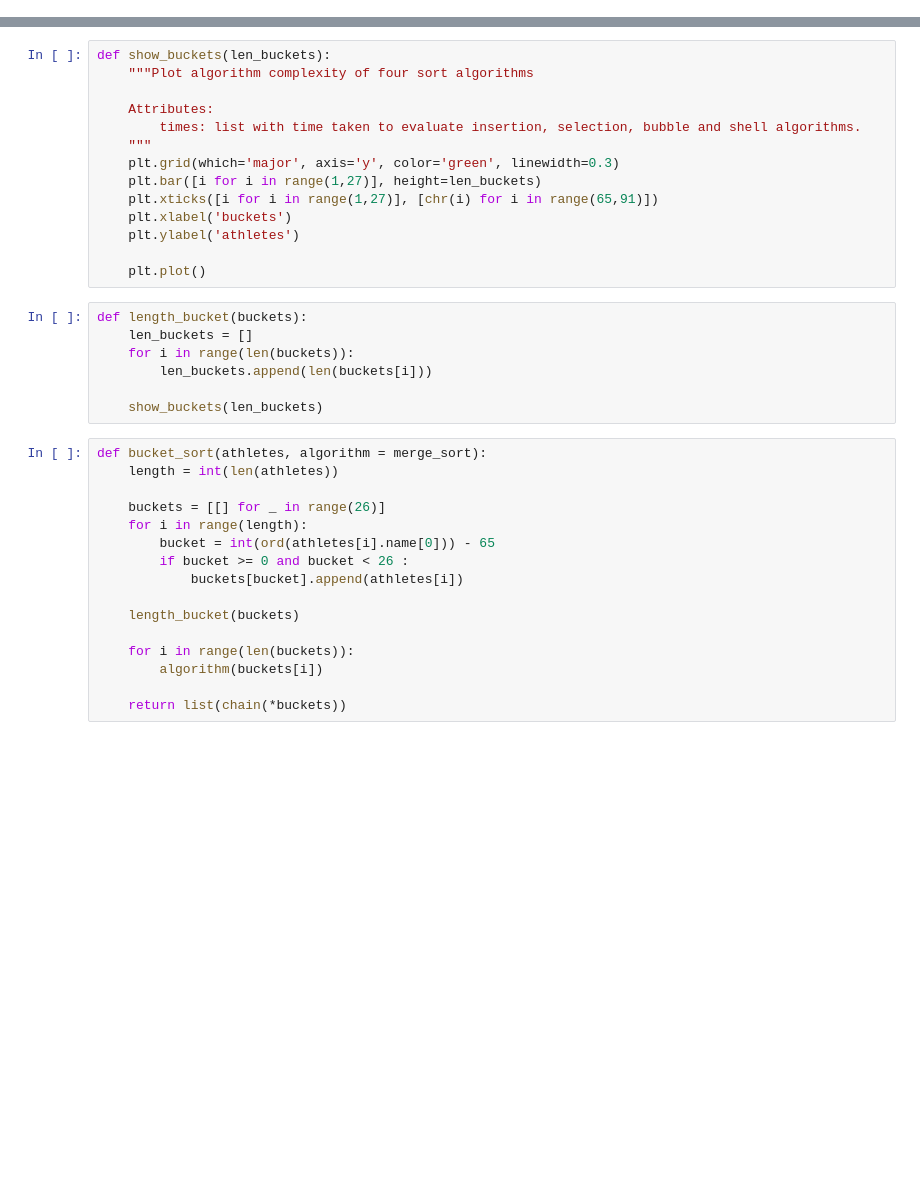
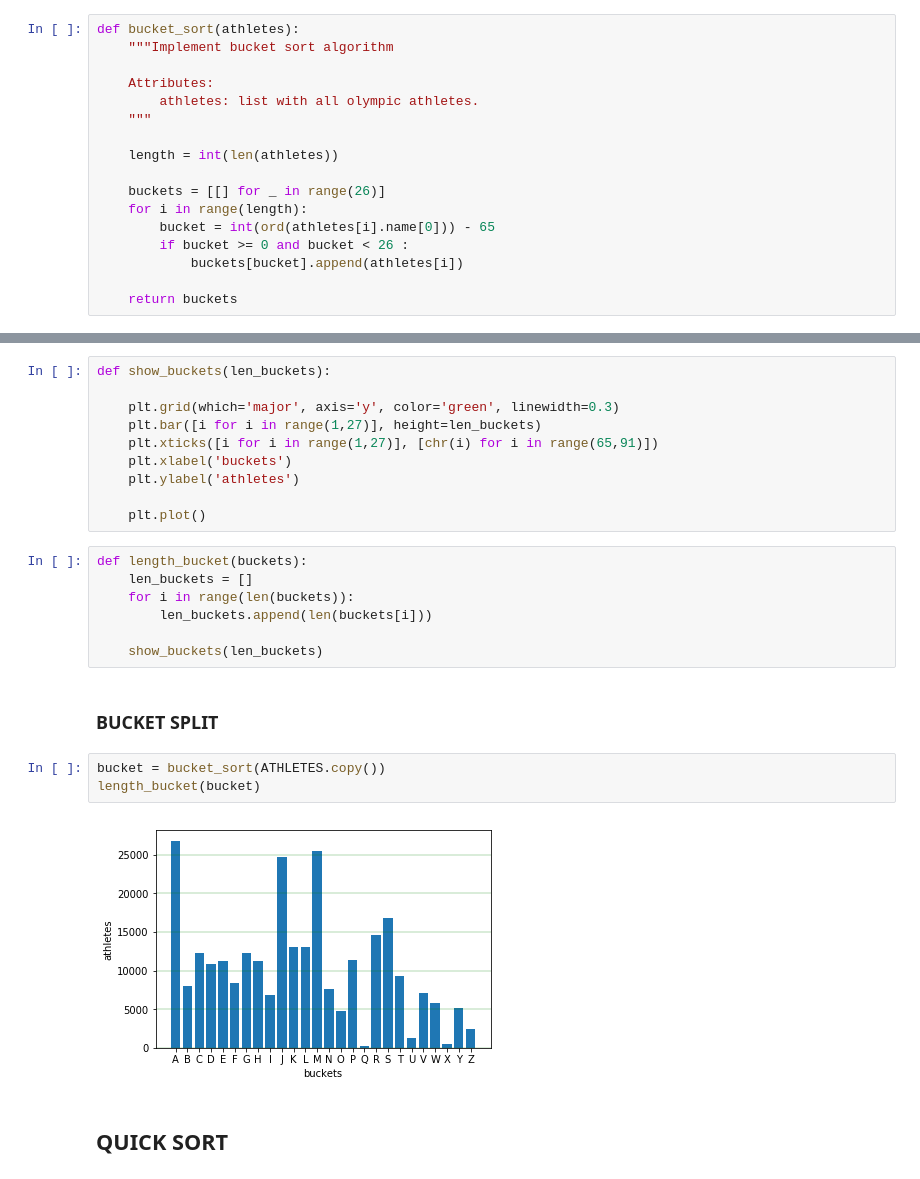
Before and after one commit to EDAII/Lista3_WelisonRegis_LievertonSilva, a Jupyter notebook: lista3_sort_algorithms.ipynb, the cells around one changed output, grey strips where cells are left out. Cells and saved outputs as stored; diff of their text form; blank space fills up the shorter version.

```diff
--- a/lista3_sort_algorithms.ipynb
+++ b/lista3_sort_algorithms.ipynb
@@ -216,0 +235,17 @@ draw_map(winter_editions, 'PARTICIPAÇÃO MUNDIAL NOS JOGOS OLÍMPICOS DE INVERN
+# %%
+def bucket_sort(athletes):
+    """Implement bucket sort algorithm
+
+    Attributes:
+        athletes: list with all olympic athletes.
+    """
+
+    length = int(len(athletes))
+
+    buckets = [[] for _ in range(26)]
+    for i in range(length):
+        bucket = int(ord(athletes[i].name[0])) - 65
+        if bucket >= 0 and bucket < 26 :
+            buckets[bucket].append(athletes[i])
+
+    return buckets
@@ -217,10 +270,6 @@ draw_map(winter_editions, 'PARTICIPAÇÃO MUNDIAL NOS JOGOS OLÍMPICOS DE INVERN
 # %%
 def show_buckets(len_buckets):
-    """Plot algorithm complexity of four sort algorithms
 
-    Attributes:
-        times: list with time taken to evaluate insertion, selection, bubble and shell algorithms.
-    """
     plt.grid(which='major', axis='y', color='green', linewidth=0.3)
     plt.bar([i for i in range(1,27)], height=len_buckets)
     plt.xticks([i for i in range(1,27)], [chr(i) for i in range(65,91)])
@@ -235,22 +284,15 @@ def length_bucket(buckets):
         len_buckets.append(len(buckets[i]))
 
     show_buckets(len_buckets)
-# %%
-def bucket_sort(athletes, algorithm = merge_sort):
-    length = int(len(athletes))
-
-    buckets = [[] for _ in range(26)]
-    for i in range(length):
-        bucket = int(ord(athletes[i].name[0])) - 65
-        if bucket >= 0 and bucket < 26 :
-            buckets[bucket].append(athletes[i])
-
-    length_bucket(buckets)
-
-    for i in range(len(buckets)):
-        algorithm(buckets[i])
-
-    return list(chain(*buckets))
+# %% [markdown]
+### BUCKET SPLIT
+# %%
+bucket = bucket_sort(ATHLETES.copy())
+length_bucket(bucket)
+# %% [output]
+[figure, added]
+# %% [markdown]
+## QUICK SORT
 # %%
 def partition(athletes, low, high):
     i = ( low-1 )
```
Also changed, not shown: parts of 16 cells of this notebook.
